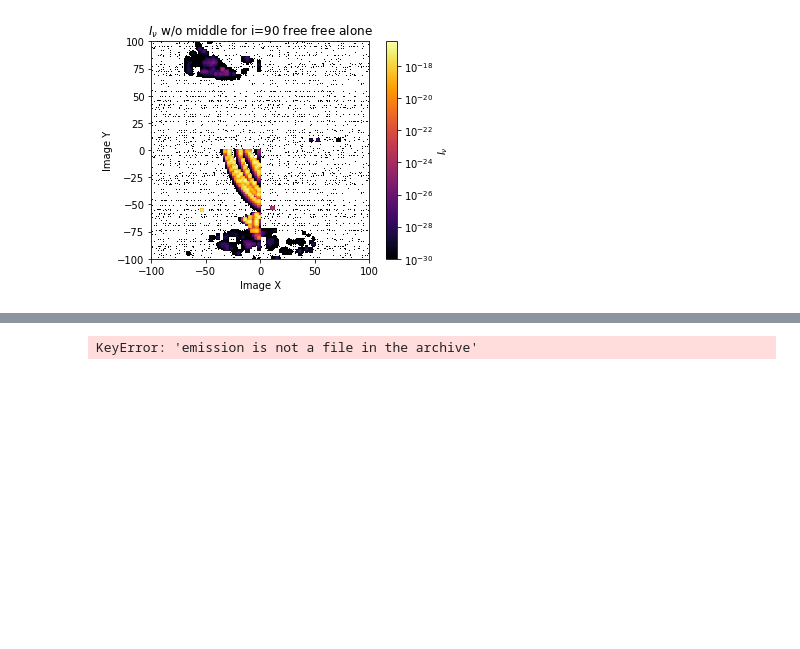
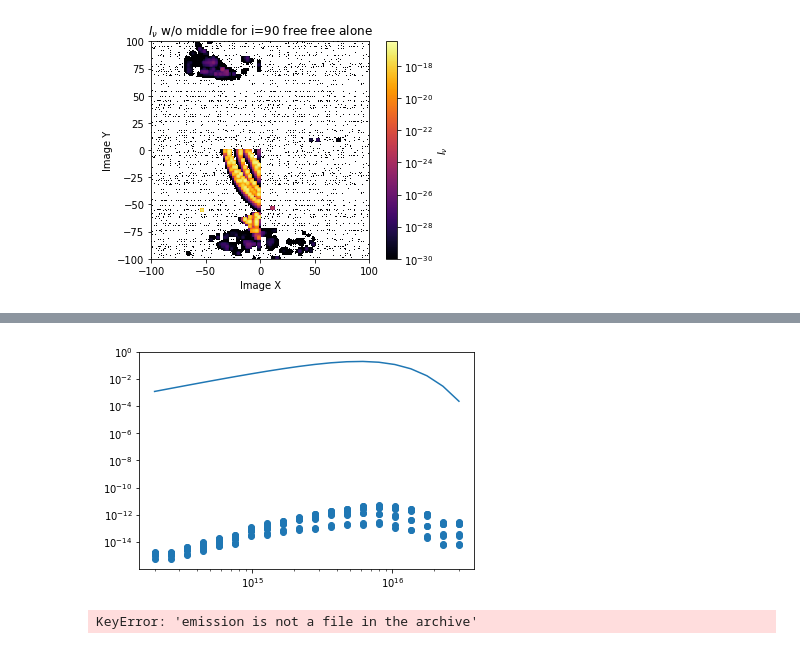
Before and after one commit to thomas-03/blacklight, a Jupyter notebook: scripts/imageFiles.ipynb, the cells around one changed output, grey strips where cells are left out. Saved outputs shown, nothing was run; the diff lists cells and outputs as text; code cells hidden in the pictures; blank space fills up the shorter version.

```diff
--- a/scripts/imageFiles.ipynb
+++ b/scripts/imageFiles.ipynb
@@ -110,4 +143,4 @@ plt.show()
 # %% [output]
 [figure]
 # %%
-file2['I_nu'][18]
+jnu = pd.read_csv('../debugOutput/scattering_comparison.csv',header=None,names=['rho','T','nu','j_nu','scattering'])
@@ -127,0 +163,11 @@ array([[2.55183176e-216, 1.12410855e-233, 2.32841030e-231, ...,
+# %%
+frequencies = np.array(file['frequency'])
+# %%
+bnu = 2*h*frequencies**3/c**2/(np.exp(h*frequencies/(kB*1e5))-1)
+plt.plot(frequencies,bnu,label='Blackbody at 10^5 K')
+plt.scatter(jnu['nu'],jnu['j_nu'],label='Scattering Emissivity')
+plt.xscale('log')
+plt.yscale('log')
+plt.show()
+# %% [output]
+[figure, added]
```
Also changed, not shown: parts of 8 cells of this notebook, 22 other files.
